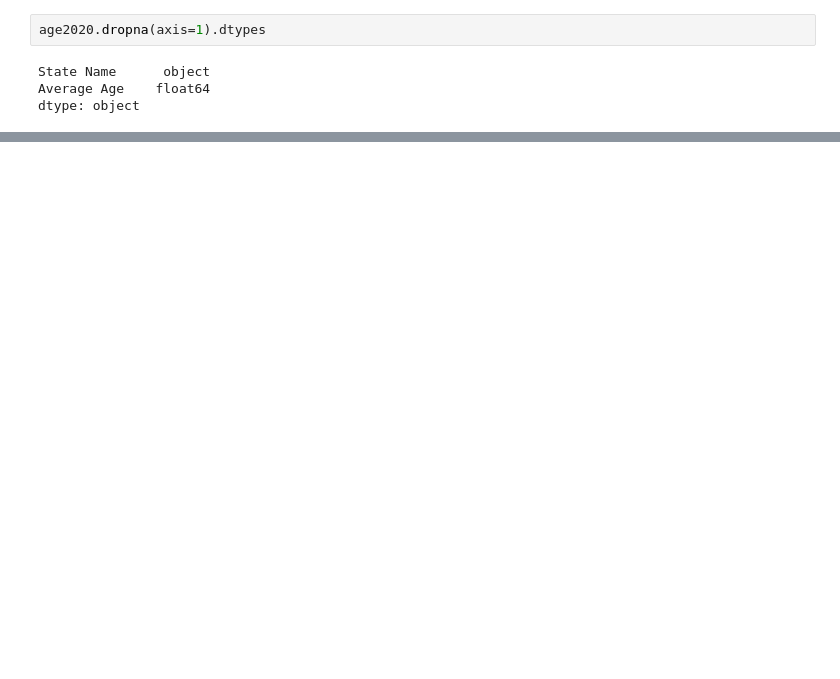
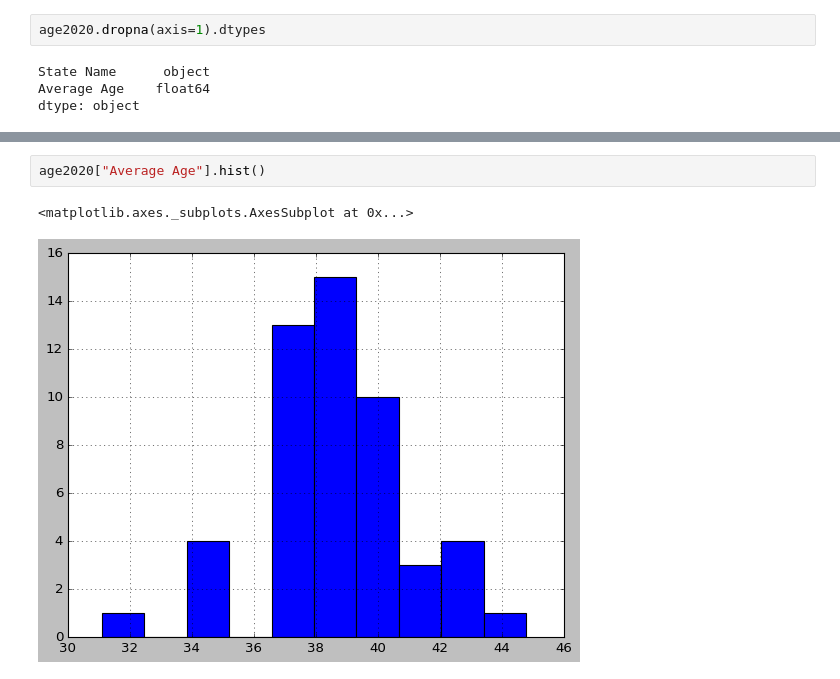
Before and after one commit to XiaoLiang28/vis, a Jupyter notebook: ps3.ipynb, the cells around one changed output, grey strips where cells are left out. Cells and saved outputs as stored; diff of their text form; blank space fills up the shorter version.

```diff
--- a/ps3.ipynb
+++ b/ps3.ipynb
@@ -165,0 +218,5 @@ KeyError: ignored
+# %%
+age2020["Average Age"].hist()
+# %% [output]
+<matplotlib.axes._subplots.AxesSubplot at 0x...>
+[figure, added]
```
Also changed, not shown: parts of 17 cells of this notebook.
